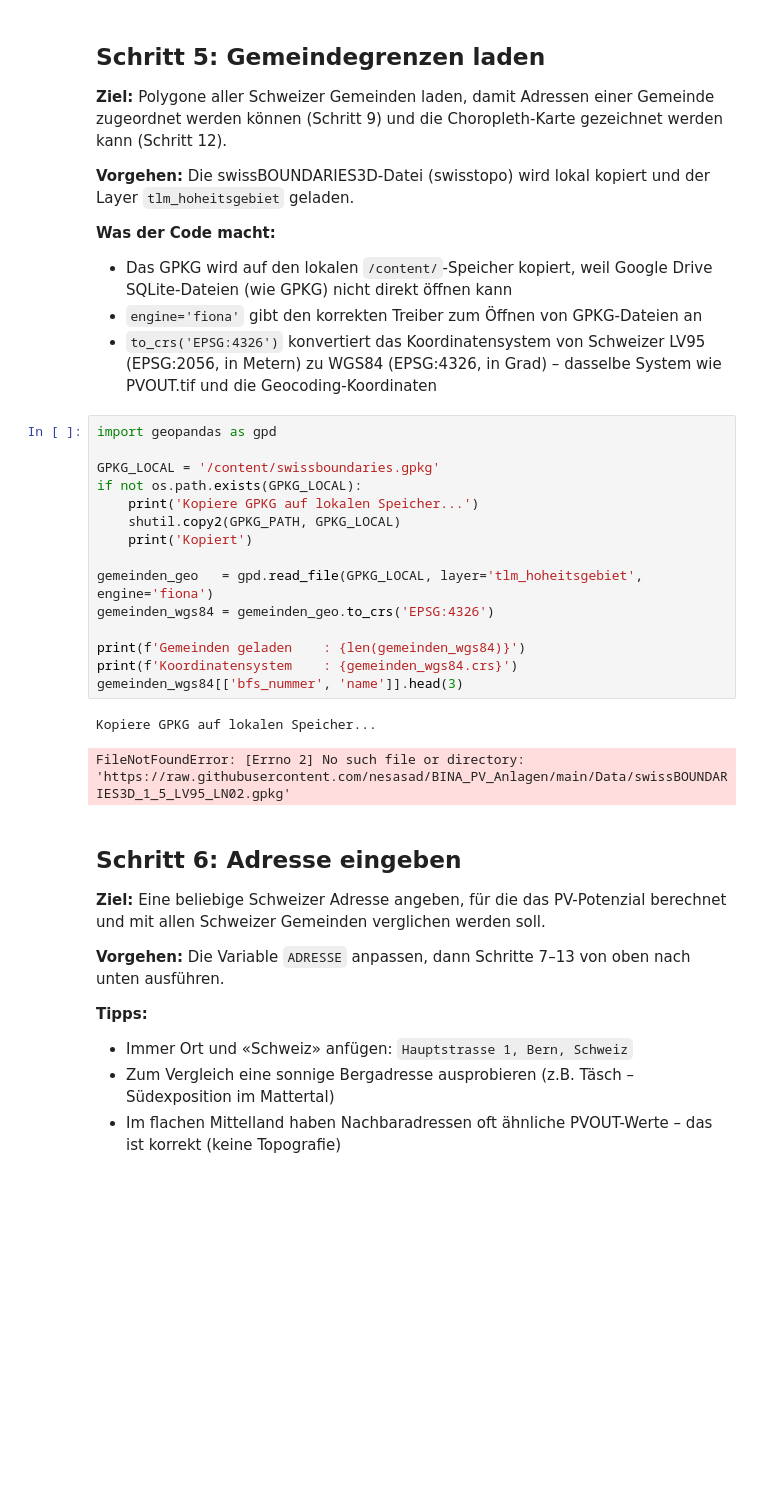
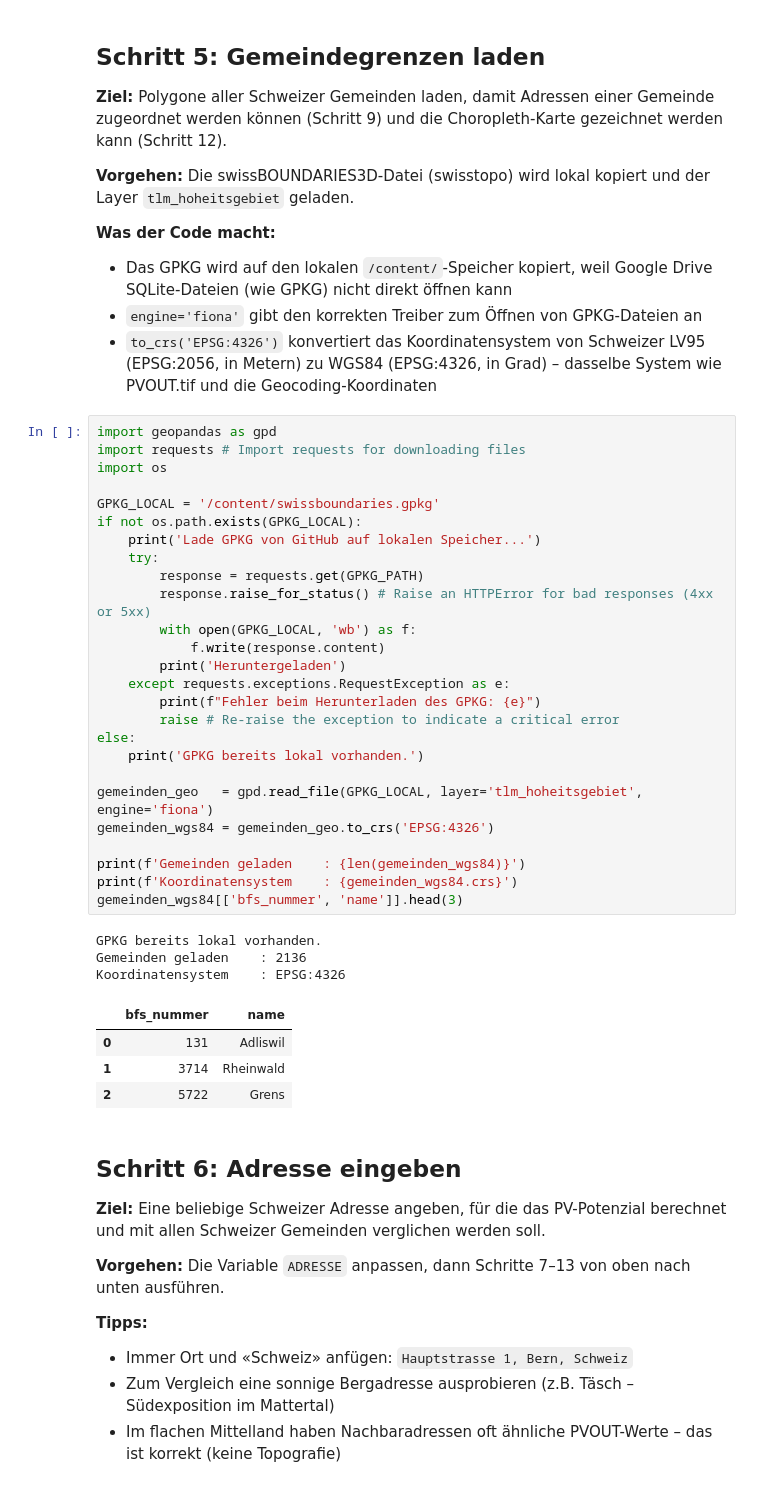
Before and after one commit to nesasad/BINA_PV_Anlagen, a Jupyter notebook: 03_PV_Potenzial_Vergleich.ipynb, the cells around one changed output. Drawn from its saved outputs; the diff is of its cells as text; blank space fills up the shorter version.

```diff
--- a/03_PV_Potenzial_Vergleich.ipynb
+++ b/03_PV_Potenzial_Vergleich.ipynb
@@ -242,22 +242,38 @@ Score-Bereich (grob) : 8531 - 64777 Rp/kWp/Jahr
 - `to_crs('EPSG:4326')` konvertiert das Koordinatensystem von Schweizer LV95 (EPSG:2056, in Metern) zu WGS84 (EPSG:4326, in Grad) – dasselbe System wie PVOUT.tif und die Geocoding-Koordinaten
 # %%
 import geopandas as gpd
+import requests # Import requests for downloading files
+import os
 
 GPKG_LOCAL = '/content/swissboundaries.gpkg'
 if not os.path.exists(GPKG_LOCAL):
-    print('Kopiere GPKG auf lokalen Speicher...')
-    shutil.copy2(GPKG_PATH, GPKG_LOCAL)
-    print('Kopiert')
+    print('Lade GPKG von GitHub auf lokalen Speicher...')
+    try:
+        response = requests.get(GPKG_PATH)
+        response.raise_for_status() # Raise an HTTPError for bad responses (4xx or 5xx)
+        with open(GPKG_LOCAL, 'wb') as f:
+            f.write(response.content)
+        print('Heruntergeladen')
+    except requests.exceptions.RequestException as e:
+        print(f"Fehler beim Herunterladen des GPKG: {e}")
+        raise # Re-raise the exception to indicate a critical error
+else:
+    print('GPKG bereits lokal vorhanden.')
 
 gemeinden_geo   = gpd.read_file(GPKG_LOCAL, layer='tlm_hoheitsgebiet', engine='fiona')
 gemeinden_wgs84 = gemeinden_geo.to_crs('EPSG:4326')
 
 print(f'Gemeinden geladen    : {len(gemeinden_wgs84)}')
 print(f'Koordinatensystem    : {gemeinden_wgs84.crs}')
 gemeinden_wgs84[['bfs_nummer', 'name']].head(3)
 # %% [output]
-Kopiere GPKG auf lokalen Speicher...
+GPKG bereits lokal vorhanden.
+Gemeinden geladen    : 2136
+Koordinatensystem    : EPSG:4326
-FileNotFoundError: [Errno 2] No such file or directory: 'https://raw.githubusercontent.com/nesasad/BINA_PV_Anlagen/main/Data/swissBOUNDARIES3D_1_5_LV95_LN02.gpkg'
+|  | bfs_nummer | name |
+| 0 | 131 | Adliswil |
+| 1 | 3714 | Rheinwald |
+| 2 | 5722 | Grens |
 # %% [markdown]
 ## Schritt 6: Adresse eingeben
 
```
Also changed, not shown: parts of 7 cells of this notebook.
